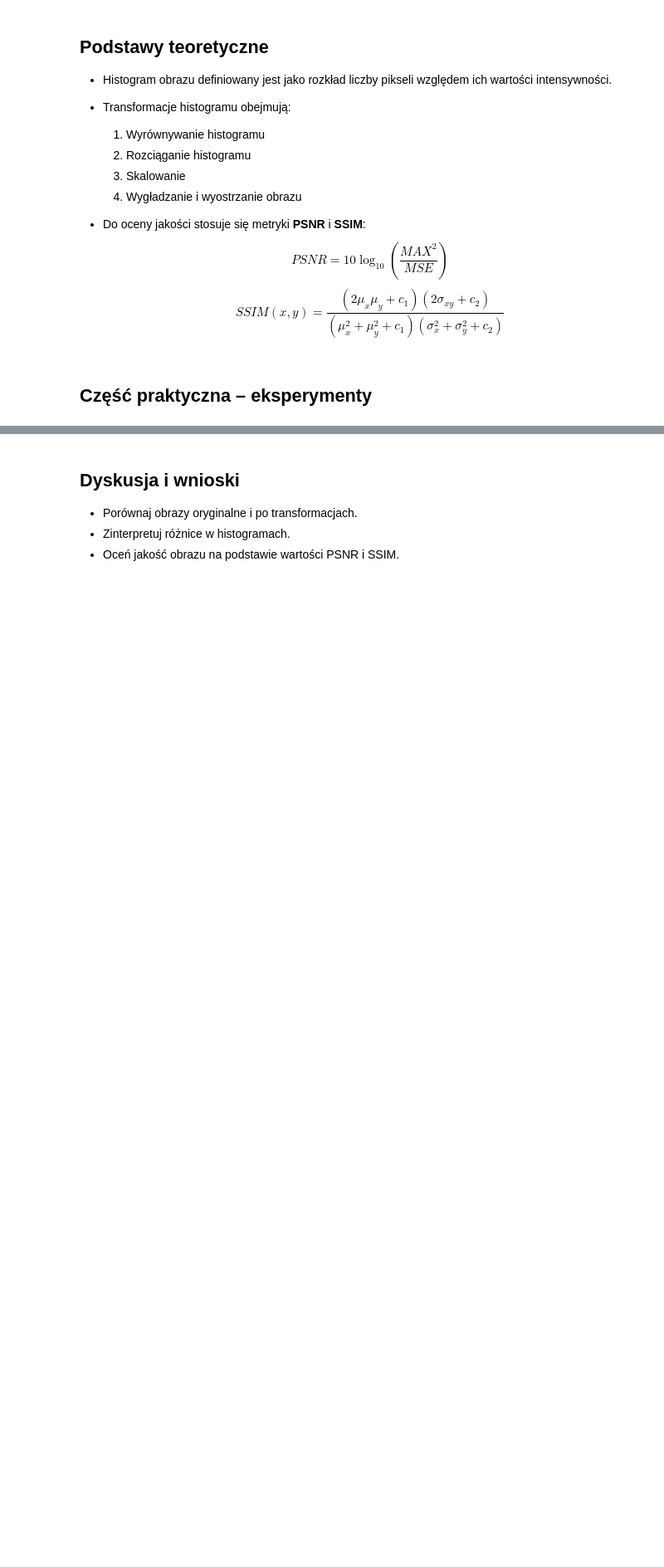
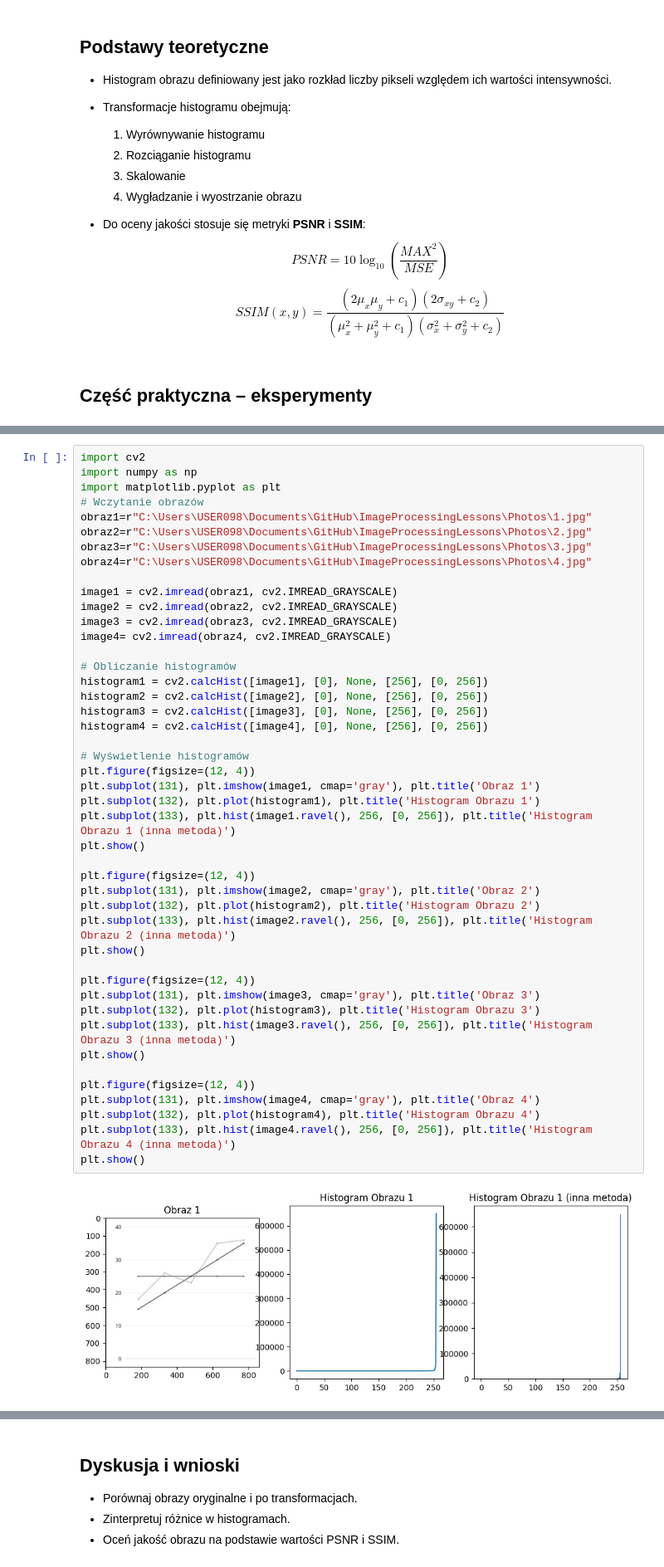
Before and after one commit to hgf700/ImageProcessingLessons, a Jupyter notebook: Lesson1/Lab1_Histogram_Analysis-checkpoint.ipynb, the cells around one changed output, grey strips where cells are left out. Shown at 83% size. Saved outputs shown, nothing was run; the diff lists cells and outputs as text; blank space fills up the shorter version.

Commit message:
feat: completed 1 lesson

```diff
--- a/Lesson1/Lab1_Histogram_Analysis-checkpoint.ipynb
+++ b/Lesson1/Lab1_Histogram_Analysis-checkpoint.ipynb
@@ -270,0 +290,47 @@ plot_channel_3d(B, "3D wizualizacja kanału B (Blue)", "Blues")
+# %%
+import cv2
+import numpy as np
+import matplotlib.pyplot as plt
+# Wczytanie obrazów
+obraz1=r"C:\Users\USER098\Documents\GitHub\ImageProcessingLessons\Photos\1.jpg"
+obraz2=r"C:\Users\USER098\Documents\GitHub\ImageProcessingLessons\Photos\2.jpg"
+obraz3=r"C:\Users\USER098\Documents\GitHub\ImageProcessingLessons\Photos\3.jpg"
+obraz4=r"C:\Users\USER098\Documents\GitHub\ImageProcessingLessons\Photos\4.jpg"
+
+image1 = cv2.imread(obraz1, cv2.IMREAD_GRAYSCALE)
+image2 = cv2.imread(obraz2, cv2.IMREAD_GRAYSCALE)
+image3 = cv2.imread(obraz3, cv2.IMREAD_GRAYSCALE)
+image4= cv2.imread(obraz4, cv2.IMREAD_GRAYSCALE)
+
+# Obliczanie histogramów
+histogram1 = cv2.calcHist([image1], [0], None, [256], [0, 256])
+histogram2 = cv2.calcHist([image2], [0], None, [256], [0, 256])
+histogram3 = cv2.calcHist([image3], [0], None, [256], [0, 256])
+histogram4 = cv2.calcHist([image4], [0], None, [256], [0, 256])
+
+# Wyświetlenie histogramów
+plt.figure(figsize=(12, 4))
+plt.subplot(131), plt.imshow(image1, cmap='gray'), plt.title('Obraz 1')
+plt.subplot(132), plt.plot(histogram1), plt.title('Histogram Obrazu 1')
+plt.subplot(133), plt.hist(image1.ravel(), 256, [0, 256]), plt.title('Histogram Obrazu 1 (inna metoda)')
+plt.show()
+
+plt.figure(figsize=(12, 4))
+plt.subplot(131), plt.imshow(image2, cmap='gray'), plt.title('Obraz 2')
+plt.subplot(132), plt.plot(histogram2), plt.title('Histogram Obrazu 2')
+plt.subplot(133), plt.hist(image2.ravel(), 256, [0, 256]), plt.title('Histogram Obrazu 2 (inna metoda)')
+plt.show()
+
+plt.figure(figsize=(12, 4))
+plt.subplot(131), plt.imshow(image3, cmap='gray'), plt.title('Obraz 3')
+plt.subplot(132), plt.plot(histogram3), plt.title('Histogram Obrazu 3')
+plt.subplot(133), plt.hist(image3.ravel(), 256, [0, 256]), plt.title('Histogram Obrazu 3 (inna metoda)')
+plt.show()
+
+plt.figure(figsize=(12, 4))
+plt.subplot(131), plt.imshow(image4, cmap='gray'), plt.title('Obraz 4')
+plt.subplot(132), plt.plot(histogram4), plt.title('Histogram Obrazu 4')
+plt.subplot(133), plt.hist(image4.ravel(), 256, [0, 256]), plt.title('Histogram Obrazu 4 (inna metoda)')
+plt.show()
+# %% [output]
+[figure, added]
```
Also changed, not shown: parts of 10 cells of this notebook, 21 other files.
